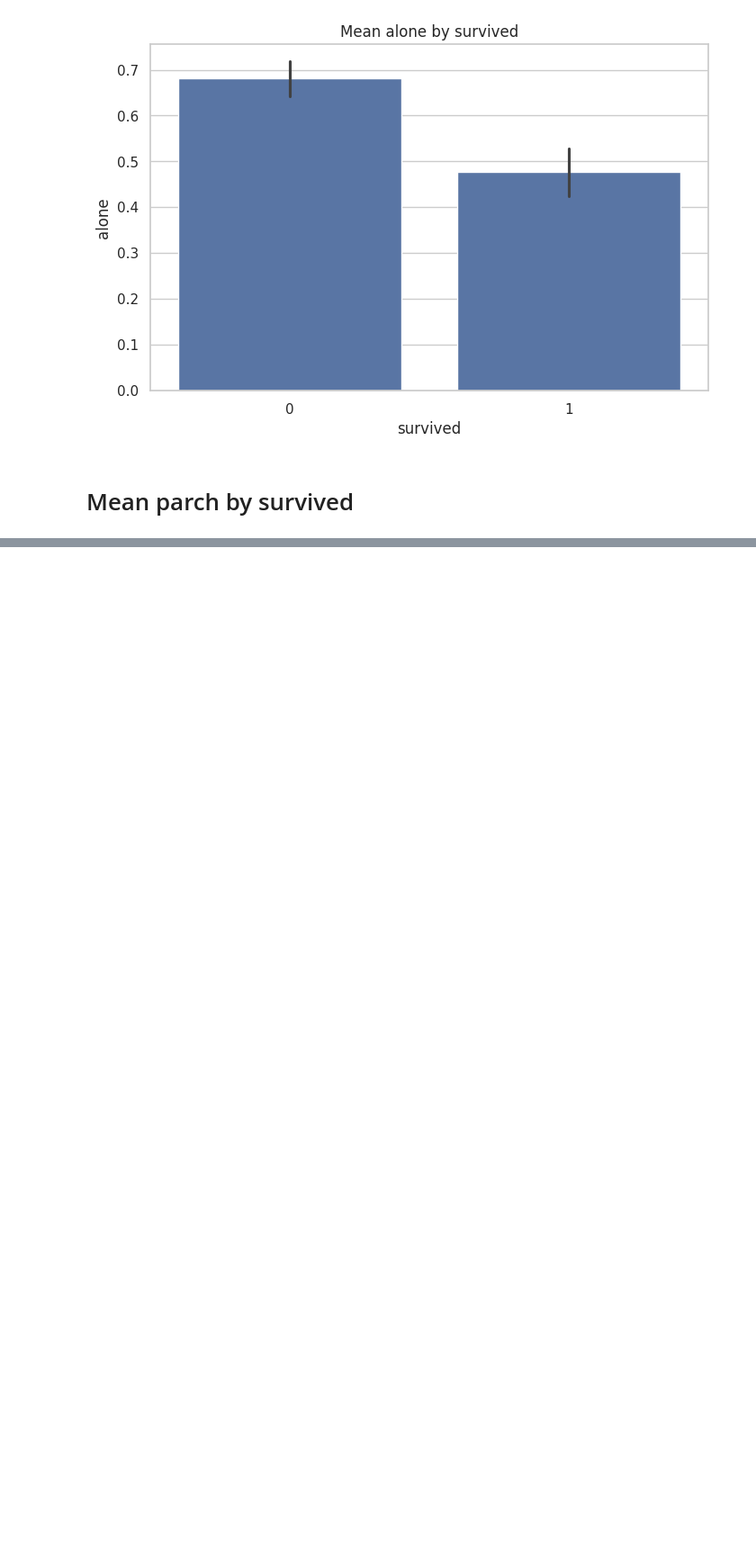
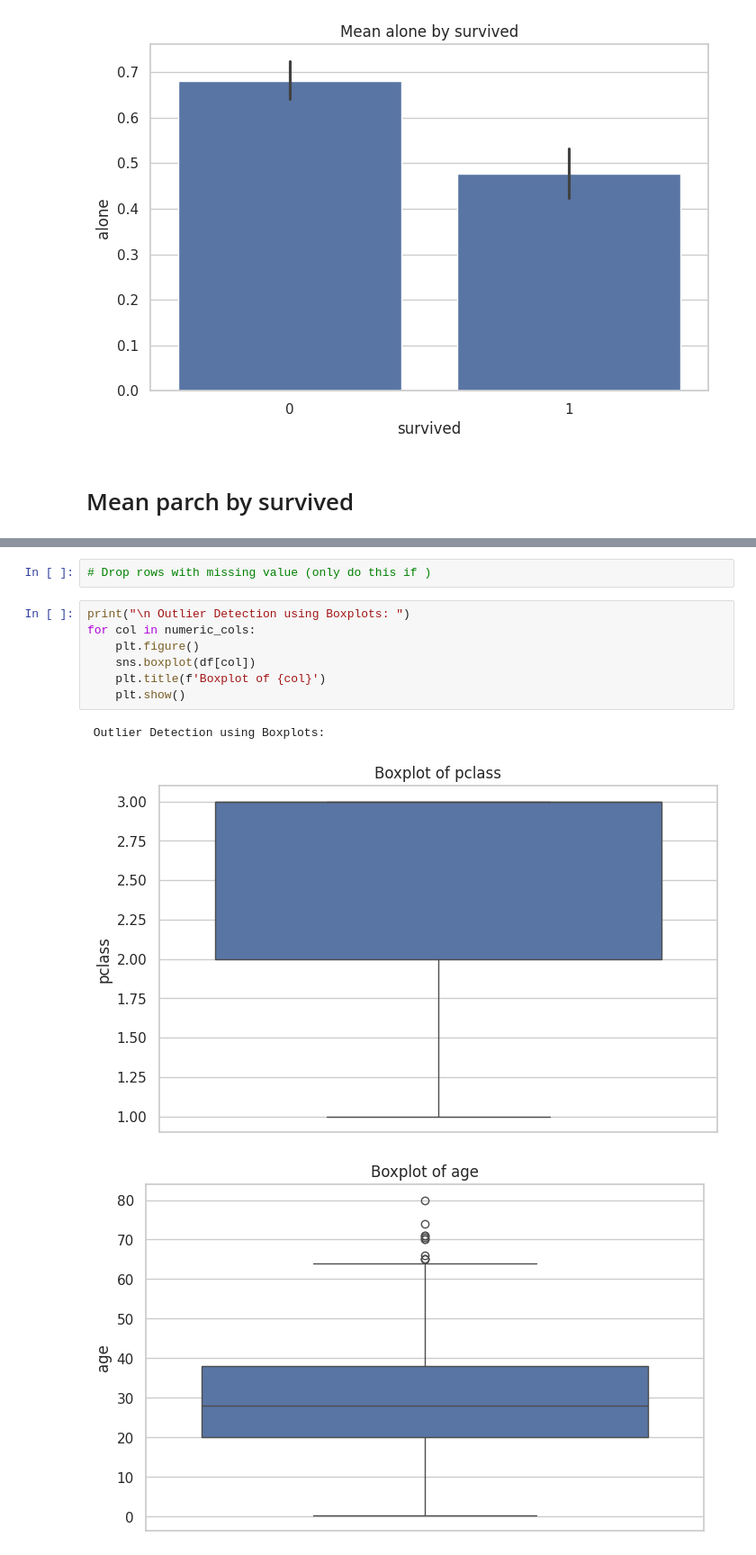
Before and after one commit to Yuvraj-cyborg/EDA_Titanic, a Jupyter notebook: EDA.ipynb, the cells around one changed output, grey strips where cells are left out. Shown: that part at 90% size. Drawn from its saved outputs; the diff is of its cells as text; blank space fills up the shorter version.

```diff
--- a/EDA.ipynb
+++ b/EDA.ipynb
@@ -311,0 +358,13 @@ for col in categorical_cols:
+# %%
+# Drop rows with missing value (only do this if )
+# %%
+print("\n Outlier Detection using Boxplots: ")
+for col in numeric_cols:
+    plt.figure()
+    sns.boxplot(df[col])
+    plt.title(f'Boxplot of {col}')
+    plt.show()
+# %% [output]
+ Outlier Detection using Boxplots:
+[figure, added]
+[figure, added]
```
Also changed, not shown: parts of 14 cells of this notebook.
